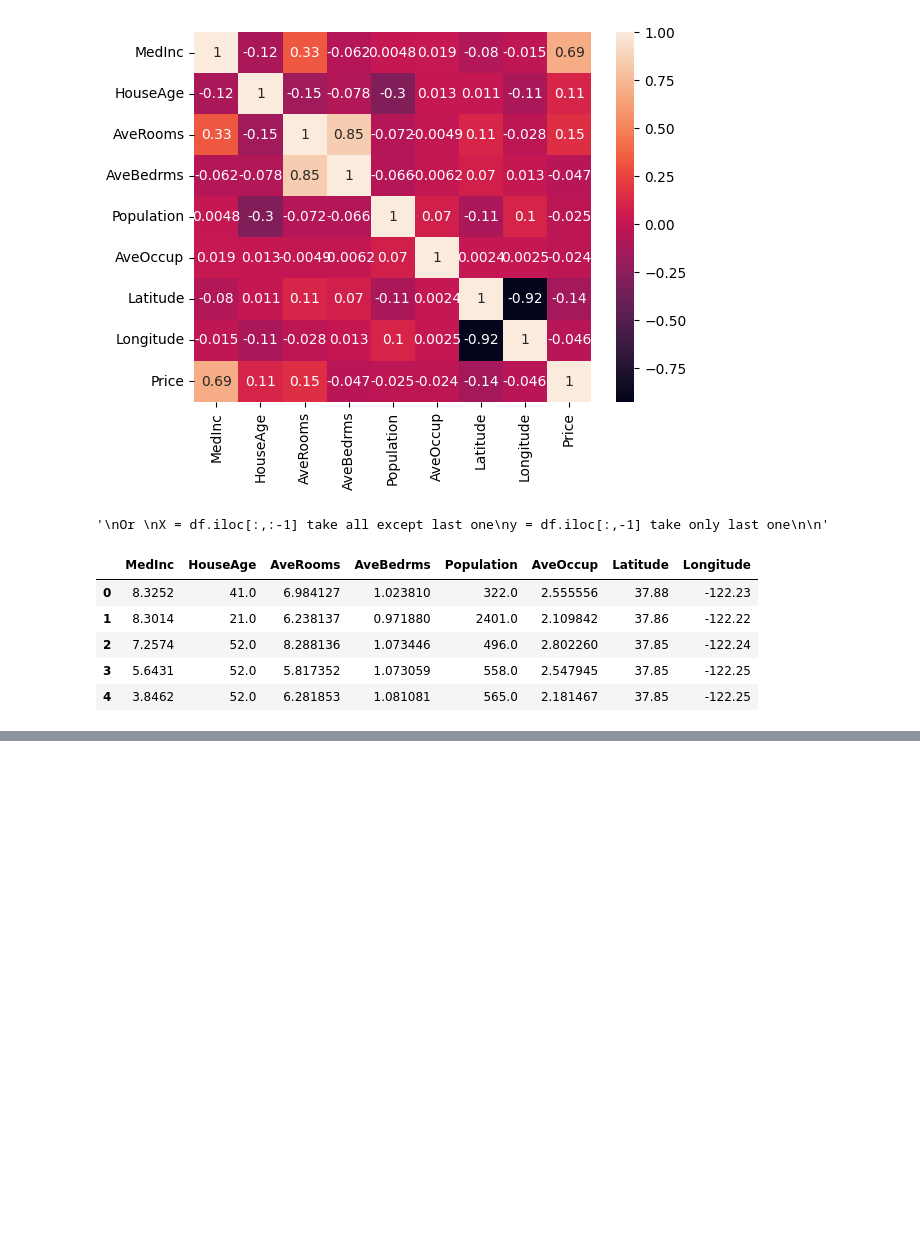
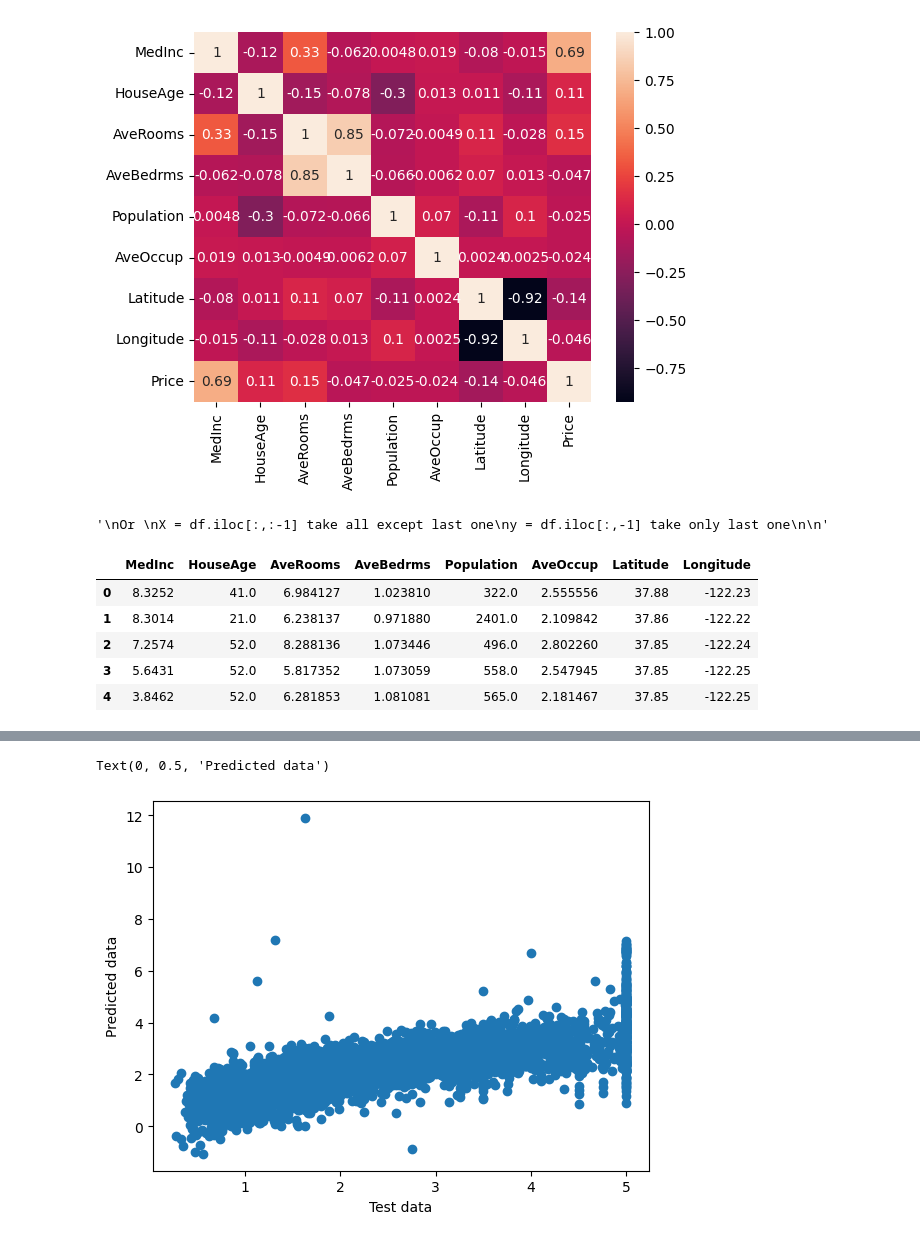
Before and after one commit to udityamerit/Complete-Machine-Learning-For-Beginners, a Jupyter notebook: 10-Project Implementation of ML Models/10.2-Multple_Linear_Regression.ipynb, the cells around one changed output, grey strips where cells are left out. Saved outputs shown, nothing was run; the diff lists cells and outputs as text; code cells hidden in the pictures; blank space fills up the shorter version.

```diff
--- a/10-Project Implementation of ML Models/10.2-Multple_Linear_Regression.ipynb
+++ b/10-Project Implementation of ML Models/10.2-Multple_Linear_Regression.ipynb
@@ -170,0 +179,3 @@ from sklearn.model_selection import train_test_split
+# %%
+X_train = sc.fit_transform(X_train)
+X_test = sc.transform(X_test)
@@ -170,0 +240,7 @@ from sklearn.model_selection import train_test_split
+# %%
+plt.scatter(y_test, y_pred)
+plt.xlabel("Test data")
+plt.ylabel('Predicted data')
+# %% [output]
+Text(0, 0.5, 'Predicted data')
+[figure, added]
```
Also changed, not shown: parts of 19 cells of this notebook, 3 other files.
